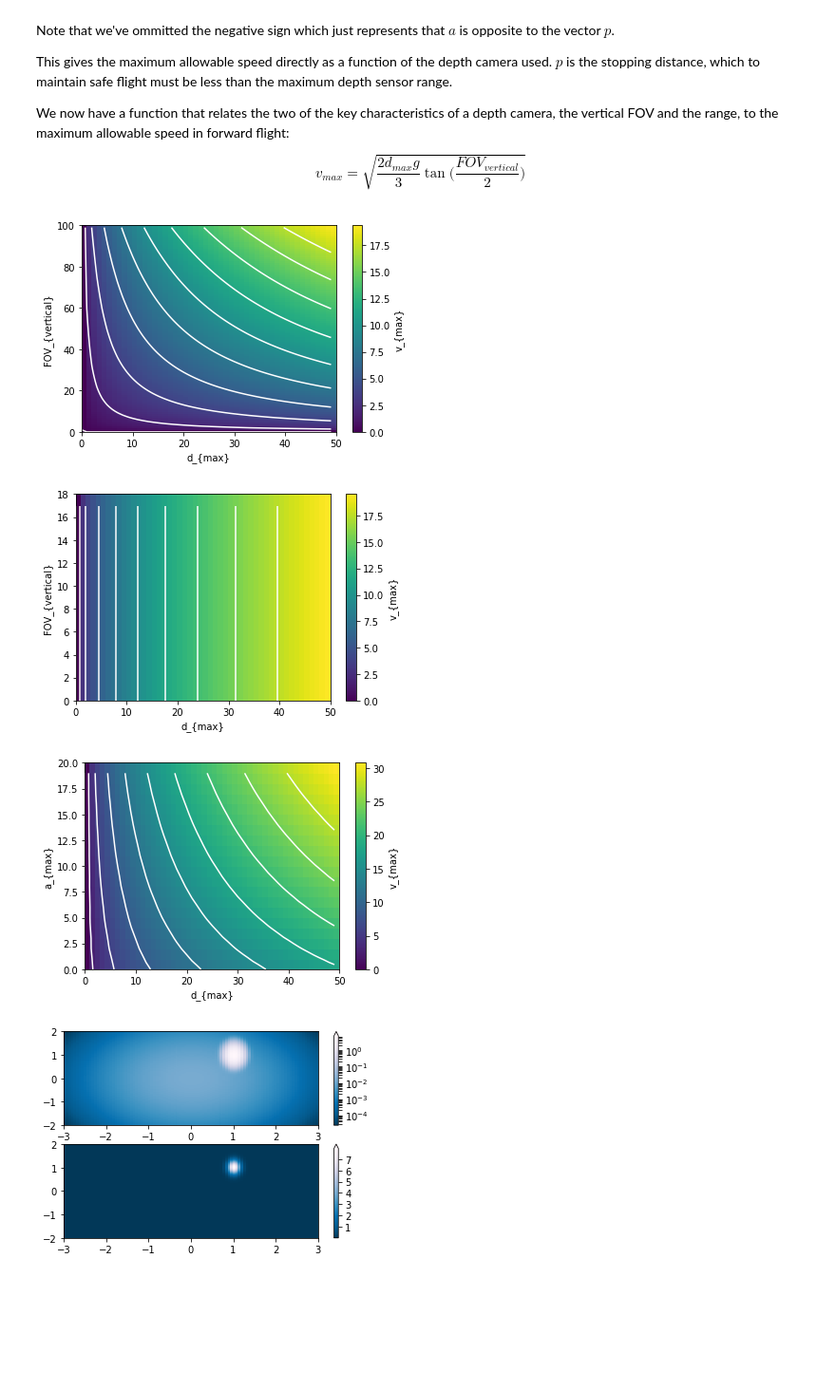
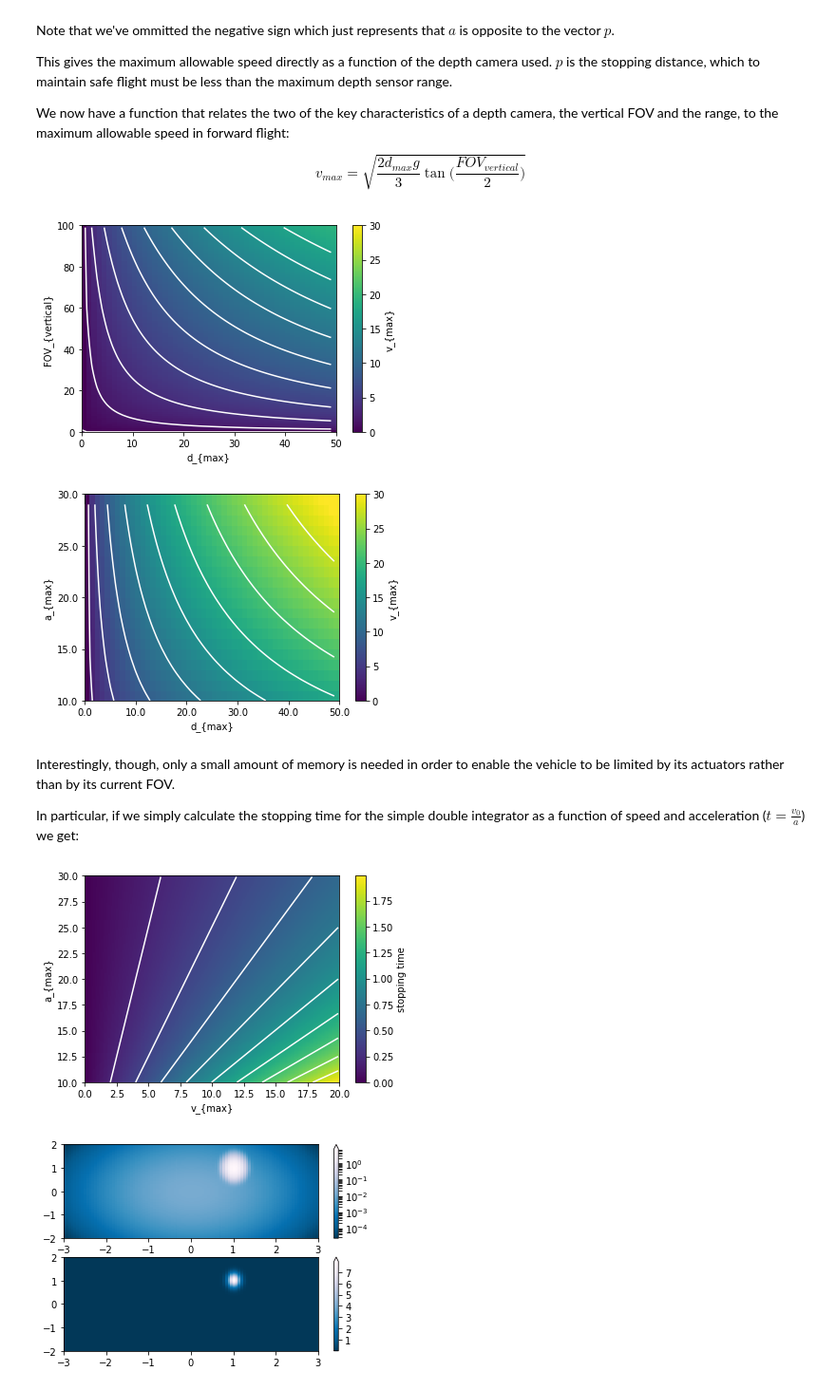
Before and after one commit to peteflorence/analysis-nanomap, a Jupyter notebook: Why memory.ipynb, the cells around one changed output. Shown: that part at 95% size. Saved outputs shown, nothing was run; the diff lists cells and outputs as text; code cells hidden in the pictures; blank space fills up the shorter version.

Commit message:
useful features in plots

```diff
--- a/Why memory.ipynb
+++ b/Why memory.ipynb
@@ -37,7 +37,7 @@ ymax = 100
 
 z = numpy.array([[f(x, y) for x in range(xmin,xmax)] for y in range(ymin,ymax)])
 
-plt.pcolormesh(z)
+plt.pcolormesh(z, vmin=0, vmax=30)
 plt.colorbar(label='v_{max}')
 curves = 10
 m = max([max(row) for row in z])
@@ -47,58 +47,86 @@ plt.xlabel('d_{max}')
 plt.ylabel('FOV_{vertical}')
 plt.show()
 # %% [output]
-[figure, old version]
+[figure, new version]
 # %%
-def f2(dmax,fov_vertical):
-    fov_vertical = 100 * np.pi/180.0
-    return np.sqrt(2*dmax*9.8/3*np.tan(fov_vertical/2))
+def f2(dmax,amax):
+    return np.sqrt(2*dmax*amax/3)
 
 # dmax
 xmin = 0
 xmax = 50
 
 # amax
-ymin = 2
-ymax = 20
+ymin = 10
+ymax = 30
 
-z = numpy.array([[f2(x, y) for x in range(xmin,xmax)] for y in range(ymin,ymax)])
+xbins = np.arange(xmin,xmax,1.0)
+ybins = np.arange(ymin,ymax,1.0)
+z = numpy.array([[f2(x, y) for x in xbins] for y in ybins])
 
-plt.pcolormesh(z)
+plt.pcolormesh(z, vmin=0, vmax=30)
+
+num_ticks = float(5)
+xtick_locs = np.arange(0,len(xbins)+1,len(xbins)/num_ticks)
+xtick_labels = np.arange(xmin,xmax+1,(xmax-xmin)/num_ticks)
+plt.xticks(xtick_locs, xtick_labels)
+
+num_ticks = float(4)
+ytick_locs = np.arange(0,len(ybins)+1,len(ybins)/num_ticks)
+ytick_labels = np.arange(ymin,ymax+1,(ymax-ymin)/num_ticks)
+plt.yticks(ytick_locs, ytick_labels)
+
 plt.colorbar(label='v_{max}')
 curves = 10
 m = max([max(row) for row in z])
 levels = numpy.arange(0, m, (1 / float(curves)) * m)
 plt.contour(z, colors="white", levels=levels)
 plt.xlabel('d_{max}')
-plt.ylabel('FOV_{vertical}')
+plt.ylabel('a_{max}')
 plt.show()
 # %% [output]
-[figure, old version]
+[figure, new version]
+# %% [markdown]
+Interestingly, though, only a small amount of memory is needed in order to enable the vehicle to be limited by its actuators rather than by its current FOV.
+
+In particular, if we simply calculate the stopping time for the simple double integrator as a function of speed and acceleration ($t = \frac{v_0}{a}$) we get:
 # %%
-def f2(dmax,amax):
-    return np.sqrt(2*dmax*amax/3)
+def stopping_time(vmax,amax):
+    return vmax/amax
 
-# dmax
+# vmax
 xmin = 0
-xmax = 50
+xmax = 20
 
 # amax
 ymin = 10
 ymax = 30
 
-z = numpy.array([[f2(x, y) for x in range(xmin,xmax)] for y in range(ymin,ymax)])
+xbins = np.arange(xmin,xmax,0.1)
+ybins = np.arange(ymin,ymax,0.1)
+z = numpy.array([[stopping_time(x, y) for x in xbins] for y in ybins])
 
 plt.pcolormesh(z)
-plt.colorbar(label='v_{max}')
+
+num_ticks = float(8)
+xtick_locs = np.arange(0,len(xbins)+1,len(xbins)/num_ticks)
+xtick_labels = np.arange(xmin,xmax+1,(xmax-xmin)/num_ticks)
+plt.xticks(xtick_locs, xtick_labels)
+
+ytick_locs = np.arange(0,len(ybins)+1,len(ybins)/num_ticks)
+ytick_labels = np.arange(ymin,ymax+1,(ymax-ymin)/num_ticks)
+plt.yticks(ytick_locs, ytick_labels)
+
+plt.colorbar(label='stopping time')
 curves = 10
 m = max([max(row) for row in z])
 levels = numpy.arange(0, m, (1 / float(curves)) * m)
 plt.contour(z, colors="white", levels=levels)
-plt.xlabel('d_{max}')
+plt.xlabel('v_{max}')
 plt.ylabel('a_{max}')
 plt.show()
 # %% [output]
-[figure, old version]
+[figure, new version]
 # %%
 """
 Demonstration of using norm to map colormaps onto data in non-linear ways.
```
Also changed, not shown: parts of 1 cell of this notebook.
